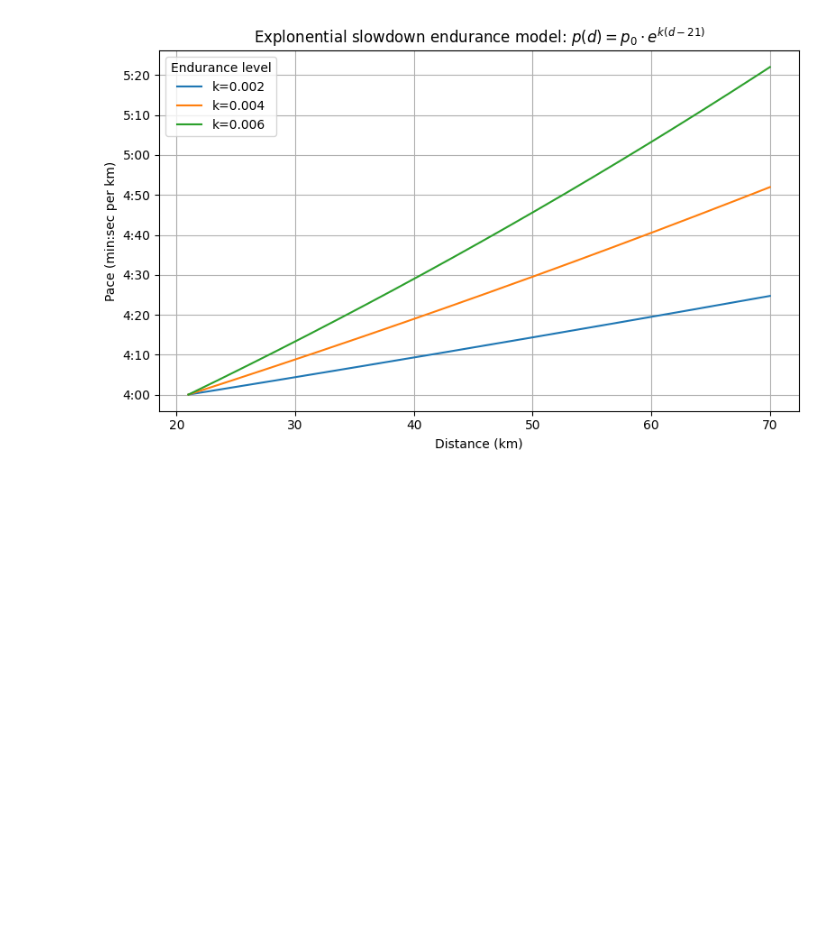
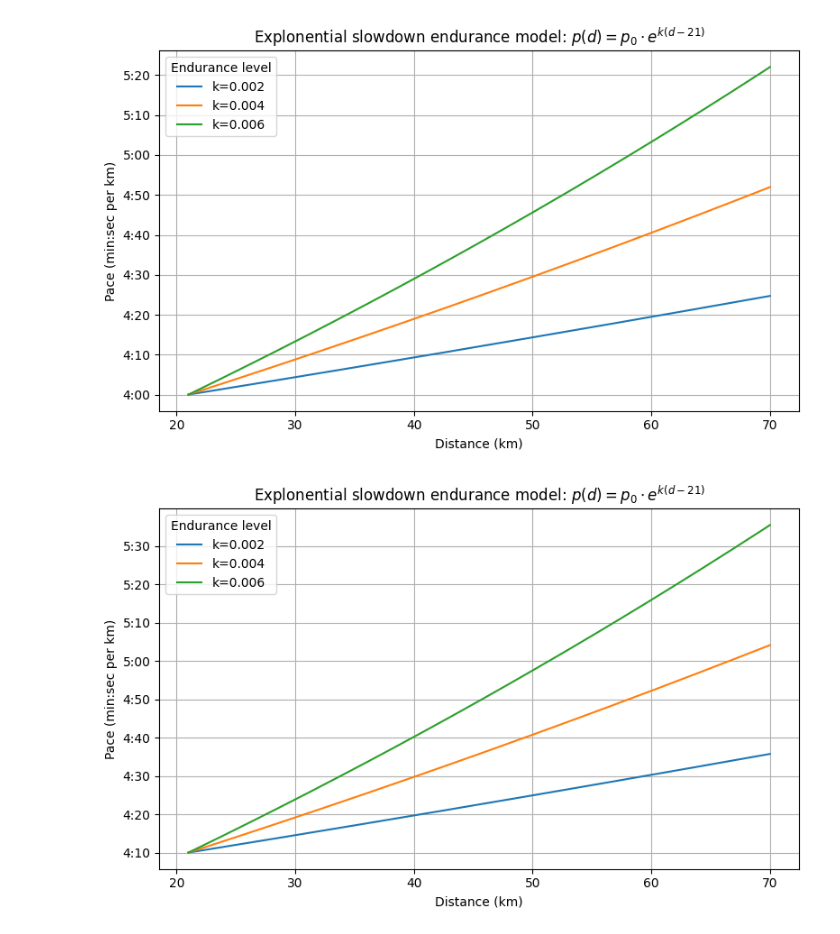
Before and after one commit to riccardocadei/eurotrip, a Jupyter notebook: pace.ipynb, the cells around one changed output. Drawn from its saved outputs; the diff is of its cells as text; code cells hidden in the pictures; blank space fills up the shorter version.

```diff
--- a/pace.ipynb
+++ b/pace.ipynb
@@ -57,3 +85,9 @@ k_values = [0.002, 0.004, 0.006]
 plot_pace_decay(pace_HM, k_values)
 # %% [output]
 [figure]
+# %%
+pace_HM = 4*60 + 10 # 4:10/km
+k_values = [0.002, 0.004, 0.006]
+plot_pace_decay(pace_HM, k_values)
+# %% [output]
+[figure, added]
```
Also changed, not shown: parts of 8 cells of this notebook, 11 other files.
